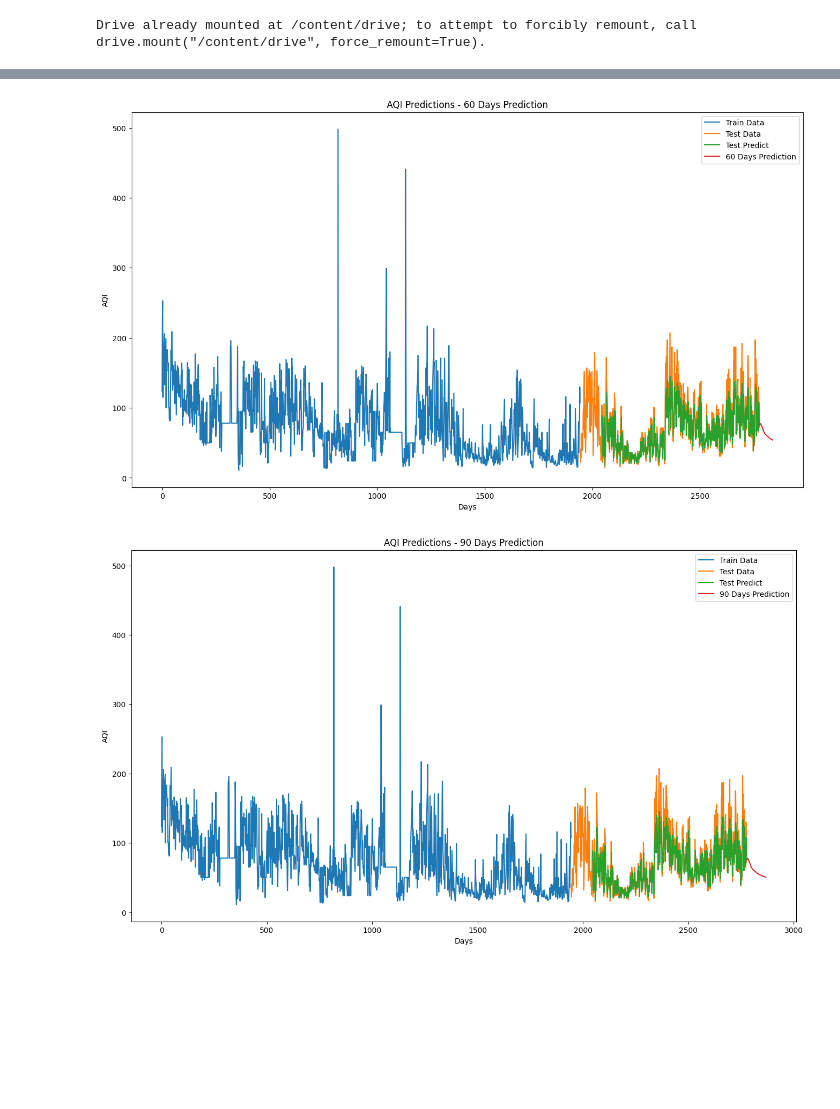
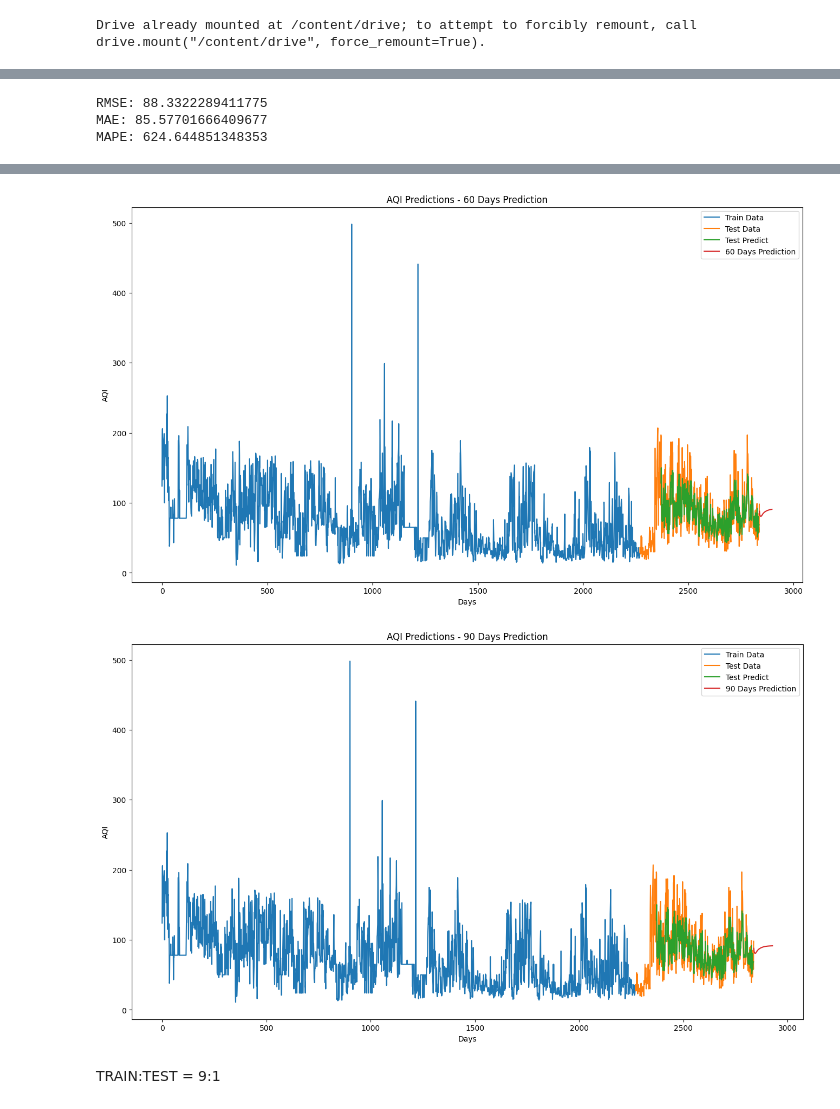
Before and after one commit to ThiThanhCong/AQI-Prediction-for-Vietnamese-Provinces-DL-and-ML, a Jupyter notebook: Models/LSTM/Team20_LSTM_HN.ipynb, the cells around one changed output, grey strips where cells are left out. Drawn from its saved outputs; the diff is of its cells as text; code cells hidden in the pictures; blank space fills up the shorter version.

```diff
--- a/Models/LSTM/Team20_LSTM_HN.ipynb
+++ b/Models/LSTM/Team20_LSTM_HN.ipynb
@@ -130,5 +247,40 @@ future_90_days = predict_future(model, df1, time_step, 90)
+# %%
+# 12. Đánh giá độ chính xác thuật toán bằng RMSE,MAE,MAPE
+rmse = np.sqrt(mean_squared_error(ytest , test_predict))
+mae = mean_absolute_error(ytest , test_predict)
+mape = mean_absolute_percentage_error(ytest , test_predict)
+
+print('RMSE:', rmse)
+print('MAE:', mae)
+print('MAPE:', mape)
+# %% [output]
+RMSE: 88.3322289411775
+MAE: 85.57701666409677
+MAPE: 624.644851348353
 # %%
-# Hàm trực quan dữ liệu
+# 13. Tạo hàm dự đoán
+def predict_future(model, data, time_step, future_days):
+    temp_input = data[-time_step:].reshape(1, -1)
+    temp_input = list(temp_input[0])
+    future_output = []
+
+    for _ in range(future_days):
+        if len(temp_input) > time_step:
+            temp_input = temp_input[1:]
+        input_data = np.array(temp_input).reshape(1, time_step, 1)
+        prediction = model.predict(input_data, verbose=0)
+        temp_input.append(prediction[0][0])
+        future_output.append(prediction[0][0])
+
+    future_output = scaler.inverse_transform(np.array(future_output).reshape(-1, 1))
+    return future_output
+
+# 14. Dự đoán 30, 60, 90 ngày
+future_30_days = predict_future(model, df1, time_step, 30)
+future_60_days = predict_future(model, df1, time_step, 60)
+future_90_days = predict_future(model, df1, time_step, 90)
+
+# 15. Hàm trực quan dữ liệu
 def create_plot(future_days, future_data, future_label):
     plt.figure(figsize=(16, 9))
 
@@ -151,7 +303,7 @@ def create_plot(future_days, future_data, future_label):
     plt.legend()
     plt.show()
 
-# Create plots
+# 16. Create plots
 create_plot(30, future_30_days, '30 Days Prediction')
 create_plot(60, future_60_days, '60 Days Prediction')
 create_plot(90, future_90_days, '90 Days Prediction')
@@ -160,2 +312,4 @@ create_plot(90, future_90_days, '90 Days Prediction')
-[figure, old version]
+[figure, new version]
-[figure, old version]
+[figure, new version]
+# %% [markdown]
+TRAIN:TEST = 9:1
```
Also changed, not shown: parts of 22 cells of this notebook, 10 other files.
